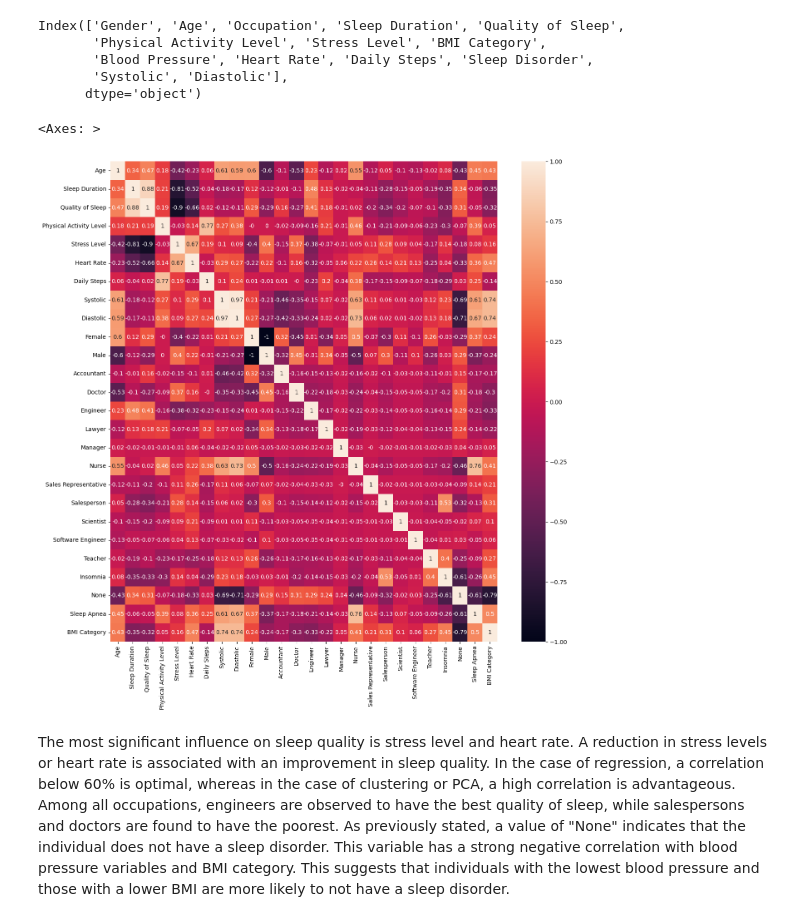
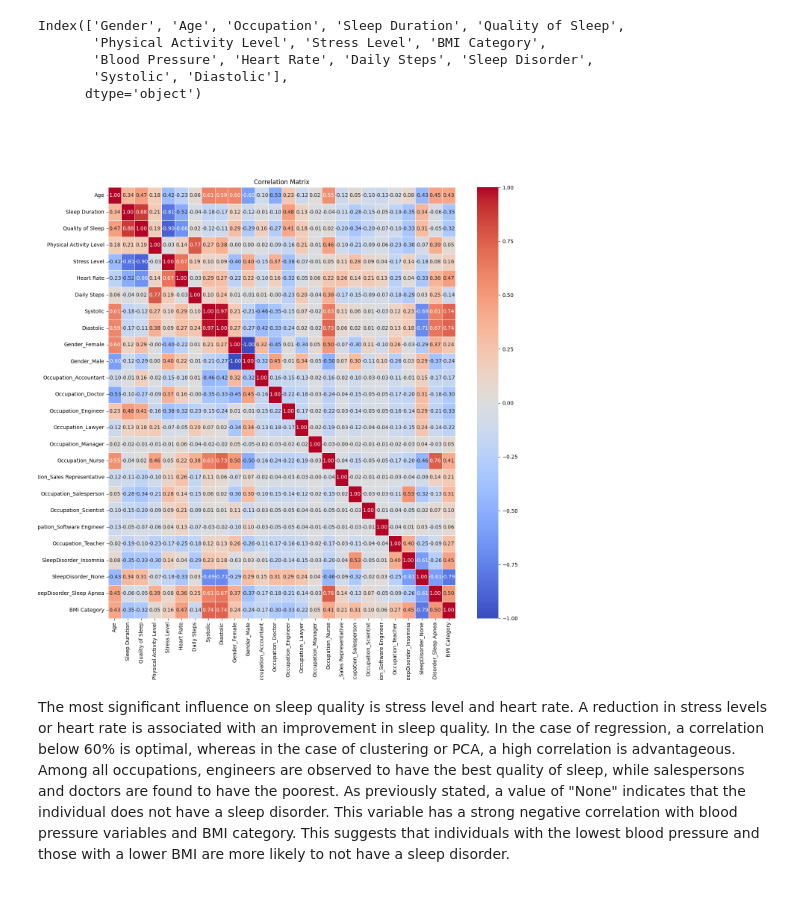
Before and after one commit to DianaMazurczak/QualityOfSleep, a Jupyter notebook: QualityOfSleep.ipynb, the cells around one changed output. Saved outputs shown, nothing was run; the diff lists cells and outputs as text; code cells hidden in the pictures.

```diff
--- a/QualityOfSleep.ipynb
+++ b/QualityOfSleep.ipynb
@@ -121,18 +128,31 @@ Index(['Gender', 'Age', 'Occupation', 'Sleep Duration', 'Quality of Sleep',
        'Systolic', 'Diastolic'],
       dtype='object')
 # %%
-dummies_gender = pd.get_dummies(data['Gender'])
-dummies_Occupation = pd.get_dummies(data['Occupation'])
-dummies_SpleepDisorder = pd.get_dummies(data['Sleep Disorder'])
-numeric_BMICategory = data['BMI Category'].replace(['Normal', 'Overweight', 'Obese'], [0, 1, 2])
+# Encode categorical variables
+dummies_gender = pd.get_dummies(data['Gender'], prefix='Gender')
+dummies_occupation = pd.get_dummies(data['Occupation'], prefix='Occupation')
+dummies_sleep_disorder = pd.get_dummies(data['Sleep Disorder'], prefix='SleepDisorder')
+
+# Convert BMI Category to numeric while handling categorical dtype
+with pd.option_context("future.no_silent_downcasting", True):
+    data['BMI Category'] = data['BMI Category'].astype(str)
+    numeric_bmi_category = data['BMI Category'].replace({'Normal': 0, 'Overweight': 1, 'Obese': 2}).astype(int)
+
+# Combine numerical and encoded categorical data
 data_with_dummies = pd.concat(
-    [data[['Age', 'Sleep Duration', 'Quality of Sleep', 'Physical Activity Level', 'Stress Level', 'Heart Rate', 'Daily Steps', 'Systolic', 'Diastolic']] ,
-     dummies_gender, dummies_Occupation, dummies_SpleepDisorder, numeric_BMICategory], axis=1)
-corr_matrix = round(data_with_dummies.corr(), 2)
+    [
+        data[['Age', 'Sleep Duration', 'Quality of Sleep', 'Physical Activity Level', 'Stress Level', 'Heart Rate', 'Daily Steps', 'Systolic', 'Diastolic']],
+        dummies_gender, dummies_occupation, dummies_sleep_disorder, numeric_bmi_category
+    ], axis=1
+)
+
+# Compute and plot correlation matrix
+corr_matrix = data_with_dummies.corr().round(2)
 plt.figure(figsize=(15, 15))
-sns.heatmap(corr_matrix, annot=True)
+sns.heatmap(corr_matrix, annot=True, cmap='coolwarm', fmt='.2f', linewidths=0.5)
+plt.title('Correlation Matrix')
+plt.show()
 # %% [output]
-<Axes: >
-[figure, old version]
+[figure, new version]
 # %% [markdown]
 The most significant influence on sleep quality is stress level and heart rate. A reduction in stress levels or heart rate is associated with an improvement in sleep quality. In the case of regression, a correlation below 60% is optimal, whereas in the case of clustering or PCA, a high correlation is advantageous. Among all occupations, engineers are observed to have the best quality of sleep, while salespersons and doctors are found to have the poorest. As previously stated, a value of "None" indicates that the individual does not have a sleep disorder. This variable has a strong negative correlation with blood pressure variables and BMI category. This suggests that individuals with the lowest blood pressure and those with a lower BMI are more likely to not have a sleep disorder.
```
Also changed, not shown: parts of 27 cells of this notebook.
